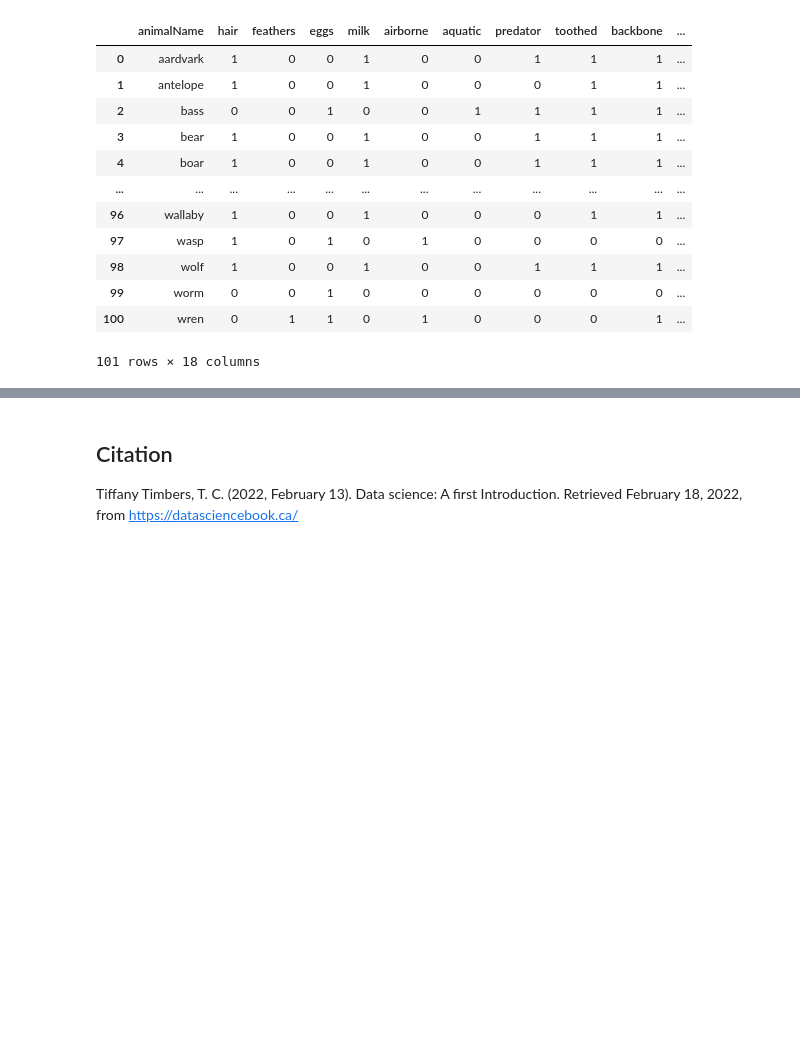
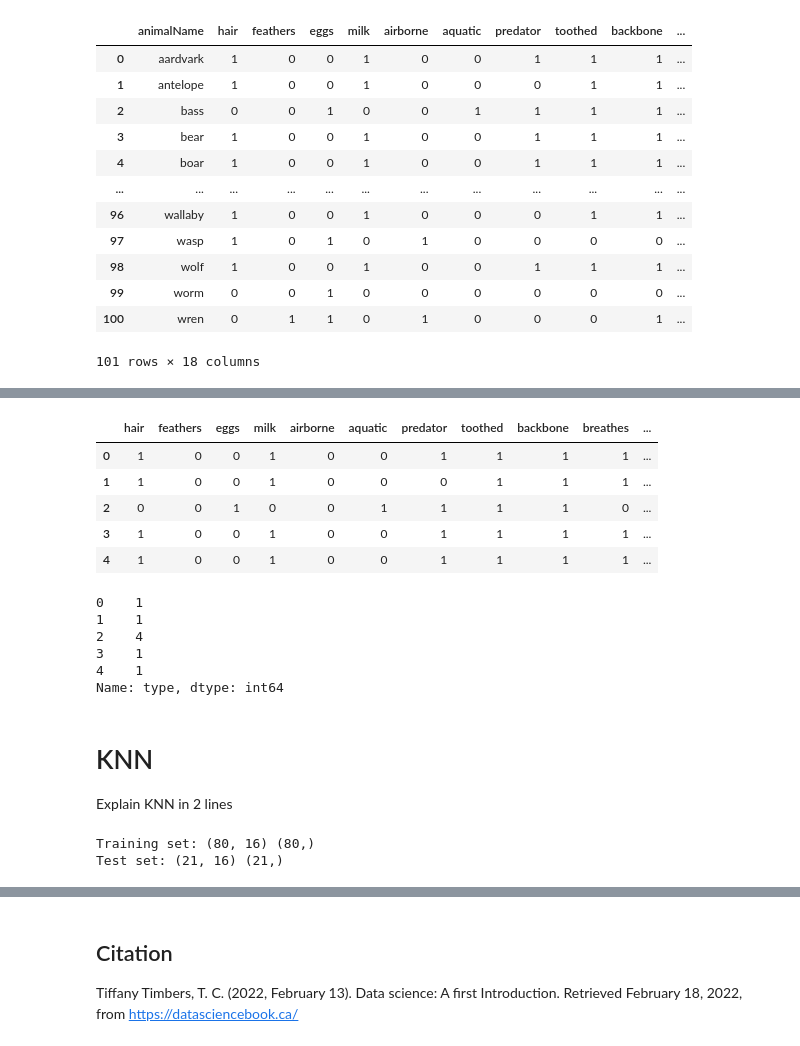
Before and after one commit to DSCI-310/DSCI-310-Group-7, a Jupyter notebook: zoo_analysis.ipynb, the cells around one changed output, grey strips where cells are left out. Cells and saved outputs as stored; diff of their text form; code cells hidden in the pictures; blank space fills up the shorter version.

```diff
--- a/zoo_analysis.ipynb
+++ b/zoo_analysis.ipynb
@@ -39,9 +45,10 @@ from sklearn.neighbors import KNeighborsClassifier
 #reading the data as a csv from the uci web server, with header = false as the data contains no header
 zoo_data = pd.read_csv("https://archive.ics.uci.edu/ml/machine-learning-databases/zoo/zoo.data", header = None)
 #Adding column names to the data
-# colm = [ "animalName", "hair", "feathers", "eggs", "milk", "airborne", "aquatic", "predator", "toothed", "backbone", "breathes", "venomous", "fins", "legs", "tail", "domestic", "catsize", "type" ]
-# #Adding the columns to our zoo_data dataframe
-# zoo_data.columns = colm
+colm = [ "animalName", "hair", "feathers", "eggs", "milk", "airborne", "aquatic", "predator",
+        "toothed", "backbone", "breathes", "venomous", "fins", "legs", "tail", "domestic", "catsize", "type" ]
+#Adding the columns to our zoo_data dataframe
+zoo_data.columns = colm
 # %%
 zoo_data
 # %% [output]
@@ -63,0 +82,37 @@ zoo_data.to_csv(r'./data/zoo.csv')
+# %%
+#extracting the feature that will predict
+feature = zoo_data[[ "hair", "feathers", "eggs", "milk", "airborne",
+                   "aquatic", "predator", "toothed", "backbone", "breathes",
+                   "venomous", "fins", "legs", "tail", "domestic", "catsize"]]
+#making it as a X
+X = feature
+X.head()
+# %% [output]
+|  | hair | feathers | eggs | milk | airborne | aquatic | predator | toothed | backbone | breathes | ... |
+| 0 | 1 | 0 | 0 | 1 | 0 | 0 | 1 | 1 | 1 | 1 | ... |
+| 1 | 1 | 0 | 0 | 1 | 0 | 0 | 0 | 1 | 1 | 1 | ... |
+| 2 | 0 | 0 | 1 | 0 | 0 | 1 | 1 | 1 | 1 | 0 | ... |
+| 3 | 1 | 0 | 0 | 1 | 0 | 0 | 1 | 1 | 1 | 1 | ... |
+| 4 | 1 | 0 | 0 | 1 | 0 | 0 | 1 | 1 | 1 | 1 | ... |
+# %%
+#taking the y values, the type
+y = zoo_data['type']
+y[0:5]
+# %% [output]
+0    1
+1    1
+2    4
+3    1
+4    1
+Name: type, dtype: int64
+# %% [markdown]
+# KNN
+Explain KNN in 2 lines
+# %%
+#splitting the dataset 80-20 for train and test
+X_train, X_test, y_train, y_test = train_test_split( X, y, test_size=0.2, random_state=4)
+print ('Training set:', X_train.shape,  y_train.shape)
+print ('Test set:', X_test.shape,  y_test.shape)
+# %% [output]
+Training set: (80, 16) (80,)
+Test set: (21, 16) (21,)
```
Also changed, not shown: parts of 28 cells of this notebook.
